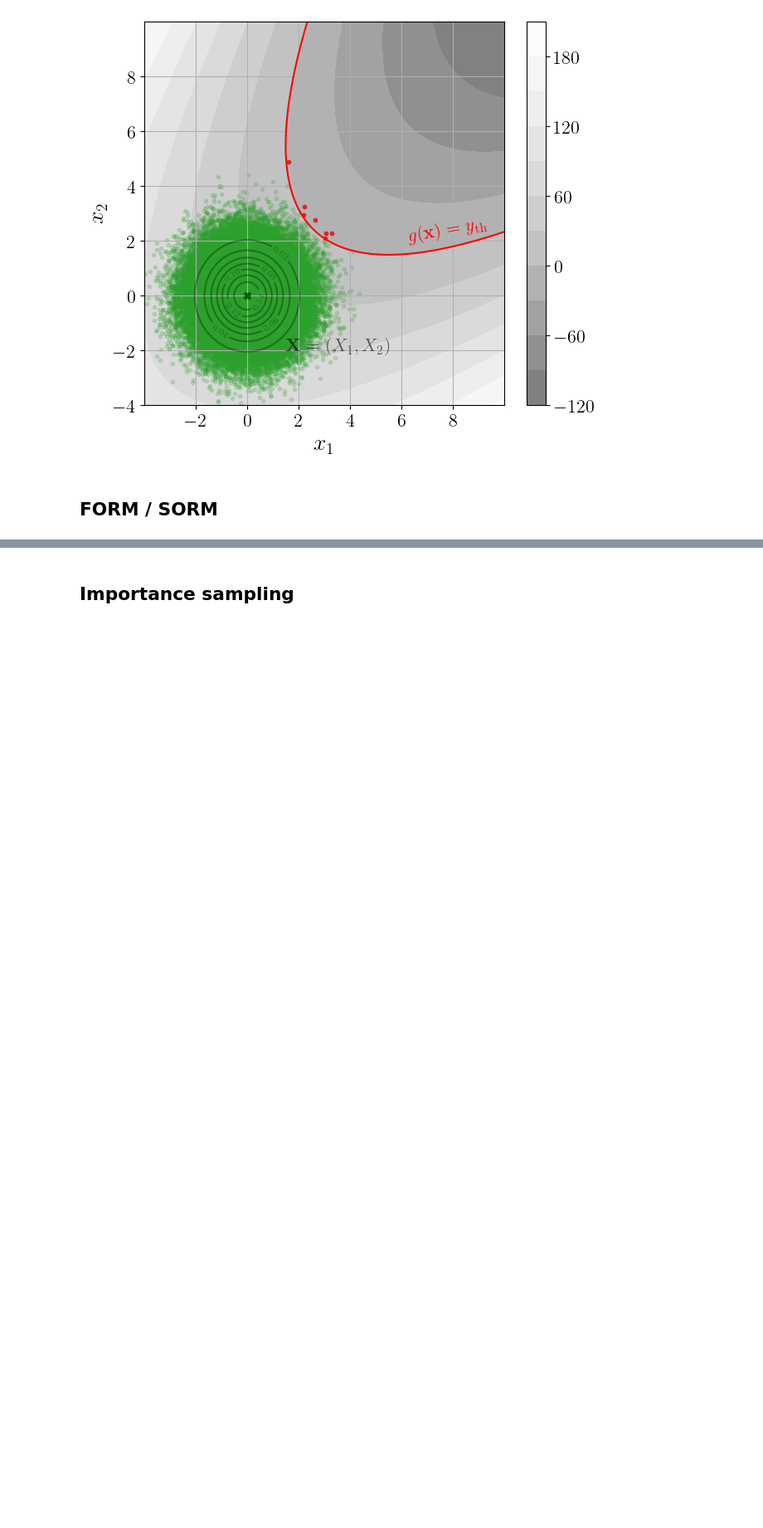
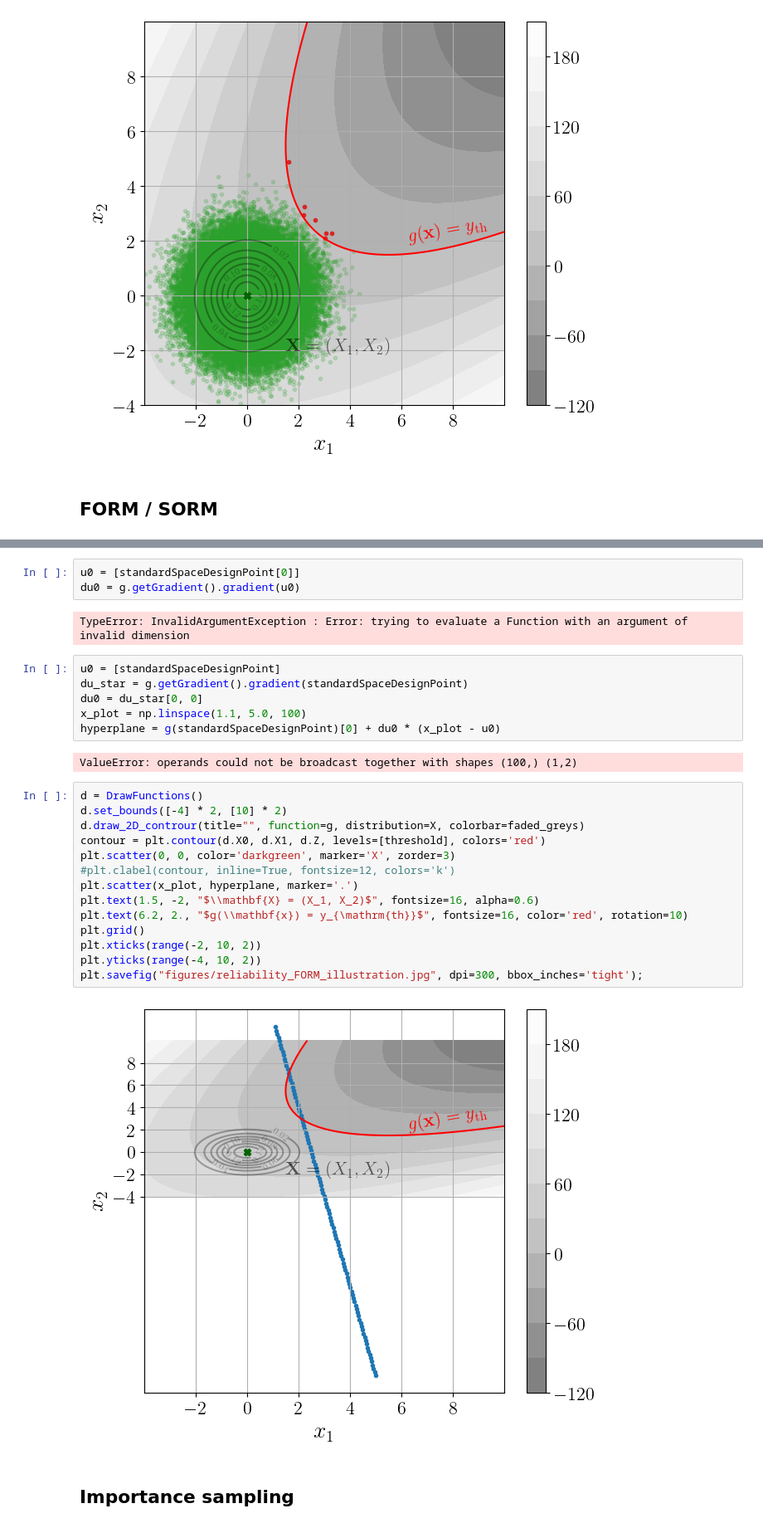
Before and after one commit to efekhari27/thesis, a Jupyter notebook: numerical_experiments/chapter1/relibility.ipynb, the cells around one changed output, grey strips where cells are left out. Shown at 83% size. Drawn from its saved outputs; the diff is of its cells as text; blank space fills up the shorter version.

```diff
--- a/numerical_experiments/chapter1/relibility.ipynb
+++ b/numerical_experiments/chapter1/relibility.ipynb
@@ -84,3 +87,32 @@ standardSpaceDesignPoint = result.getStandardSpaceDesignPoint()
+# %%
+u0 = [standardSpaceDesignPoint[0]]
+du0 = g.getGradient().gradient(u0)
+# %% [output]
+TypeError: InvalidArgumentException : Error: trying to evaluate a Function with an argument of invalid dimension
+# %%
+u0 = [standardSpaceDesignPoint]
+du_star = g.getGradient().gradient(standardSpaceDesignPoint)
+du0 = du_star[0, 0]
+x_plot = np.linspace(1.1, 5.0, 100)
+hyperplane = g(standardSpaceDesignPoint)[0] + du0 * (x_plot - u0)
+# %% [output]
+ValueError: operands could not be broadcast together with shapes (100,) (1,2)
+# %%
+d = DrawFunctions()
+d.set_bounds([-4] * 2, [10] * 2)
+d.draw_2D_controur(title="", function=g, distribution=X, colorbar=faded_greys)
+contour = plt.contour(d.X0, d.X1, d.Z, levels=[threshold], colors='red')
+plt.scatter(0, 0, color='darkgreen', marker='X', zorder=3)
+#plt.clabel(contour, inline=True, fontsize=12, colors='k')
+plt.scatter(x_plot, hyperplane, marker='.')
+plt.text(1.5, -2, "$\\mathbf{X} = (X_1, X_2)$", fontsize=16, alpha=0.6)
+plt.text(6.2, 2., "$g(\\mathbf{x}) = y_{\mathrm{th}}$", fontsize=16, color='red', rotation=10)
+plt.grid()
+plt.xticks(range(-2, 10, 2))
+plt.yticks(range(-4, 10, 2))
+plt.savefig("figures/reliability_FORM_illustration.jpg", dpi=300, bbox_inches='tight');
+# %% [output]
+[figure, added]
 # %% [markdown]
 ## Importance sampling
 # %%
```
Also changed, not shown: parts of 1 cell of this notebook, 8 other files.
